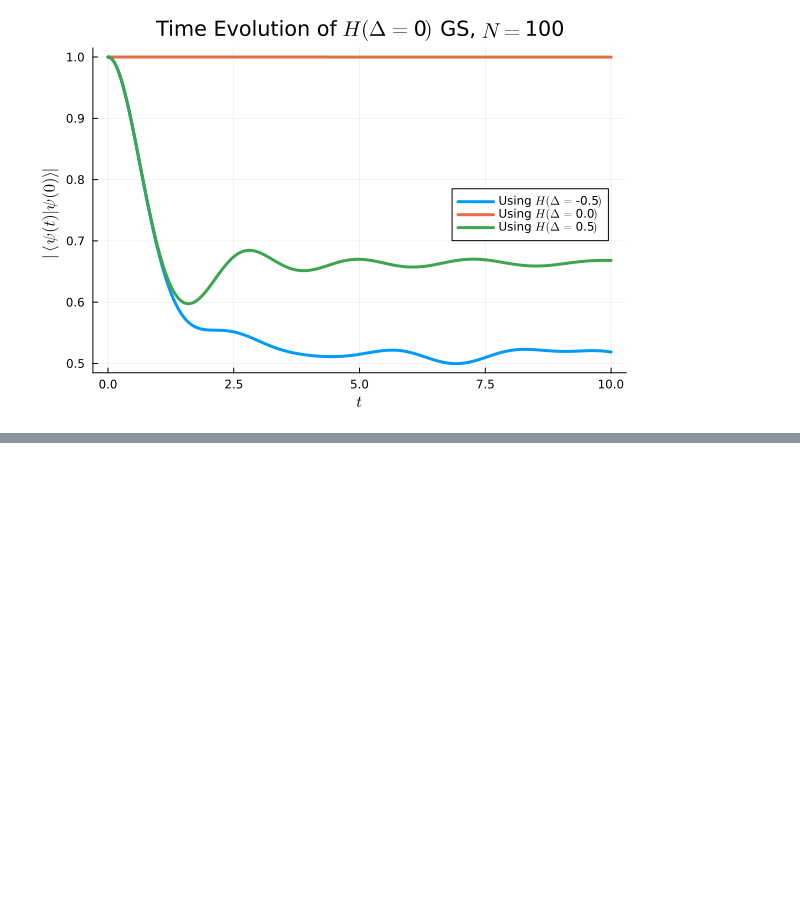
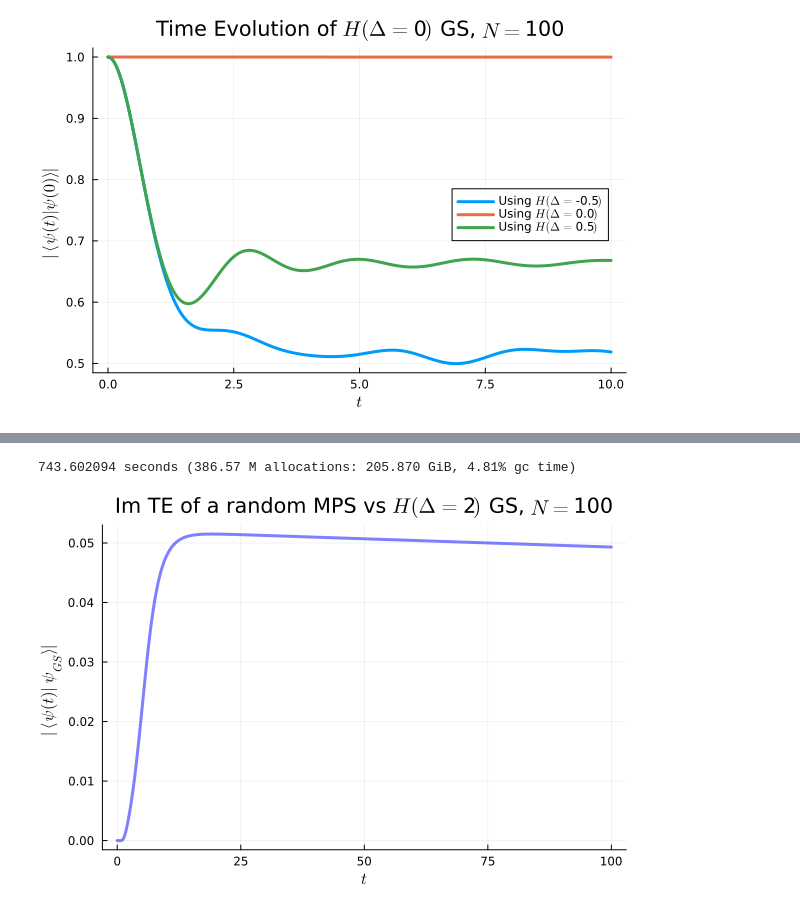
Before and after one commit to Joacop16/Tensor_Networks_with_Julia, a Jupyter notebook: DMRG and ED.ipynb, the cells around one changed output, grey strips where cells are left out. Saved outputs shown, nothing was run; the diff lists cells and outputs as text; code cells hidden in the pictures; blank space fills up the shorter version.

```diff
--- a/DMRG and ED.ipynb
+++ b/DMRG and ED.ipynb
@@ -935,3 +959,16 @@ ylabel!(L"| \langle \psi(t) | \psi(0) \rangle |")
 title!("Time Evolution of "*L"H( \Delta ="*string(delta_1)*L")"*" GS, "*L"N ="*string(N))
 # %% [output]
 [figure]
+# %%
+#Imaginary Time Evolution - It is suppose to converge to the Ground State.
+
+N = 100
+delta_1 = 2
+
+H_1, sites_1 = Create_MPO(N, delta_1) #Heisenberg Hamiltonian MPO
+
+nsweeps = 5
+maxdim = [10,20,100,100,200] #maxdim - integer or array of integers specifying the maximum size allowed for the bond dimension or rank of the MPS being optimized
+cutoff = [1E-10]
+
+energy_ground_state, psi_ground_state = dmrg(H_1,randomMPS(sites_1,10) ; nsweeps, maxdim, cutoff)
@@ -937,0 +998,14 @@ title!("Time Evolution of "*L"H( \Delta ="*string(delta_1)*L")"*" GS, "*L"N ="*s
+# %%
+@time begin
+
+Amplitude_TEBD_Imaginary, Time_TEBD_Imaginary = TEBD_Imaginary_Time_Evolution_Amplitud(100, randomMPS(sites_1,20), psi_ground_state, delta_1, sites_1)
+
+end
+
+plot(Time_TEBD_Imaginary, Amplitude_TEBD_Imaginary, label= false, color = "blue", linewidth=3, alpha=0.5, legend=:topright)  #:right, :left, :top, :bottom, :inside, :best, :legend, :topright, :topleft, :bottomleft, :bottomright
+xlabel!(L"t")
+ylabel!(L"| \langle \psi(t) | \psi_{GS} \rangle |")
+title!("Im TE of a random MPS vs "*L"H( \Delta ="*string(delta_1)*L")"*" GS, "*L"N ="*string(N))
+# %% [output]
+743.602094 seconds (386.57 M allocations: 205.870 GiB, 4.81% gc time)
+[figure, added]
```
Also changed, not shown: parts of 6 cells of this notebook, 3 other files.
